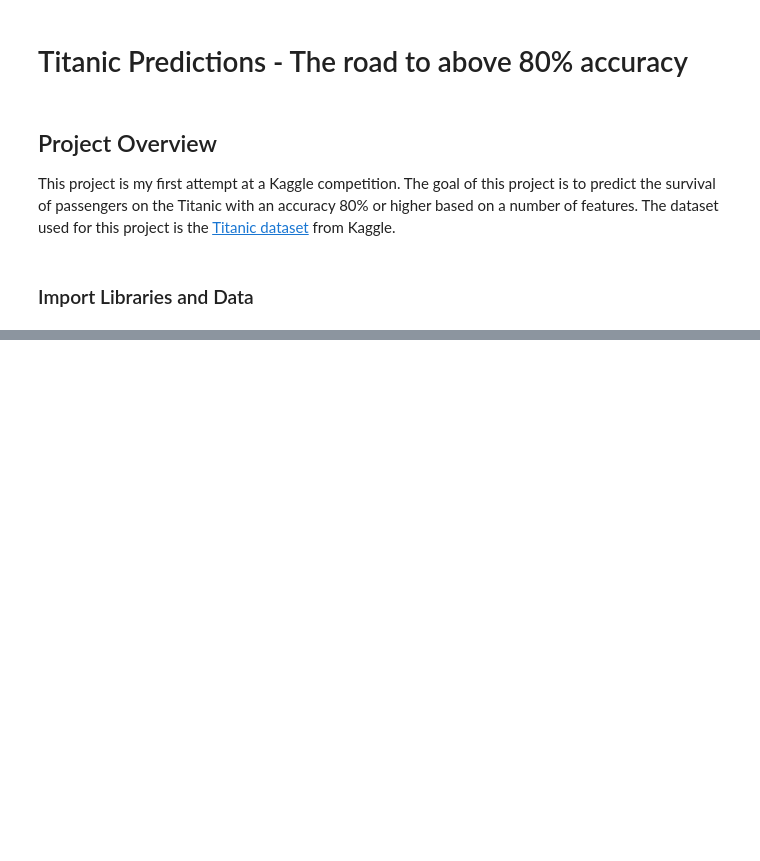
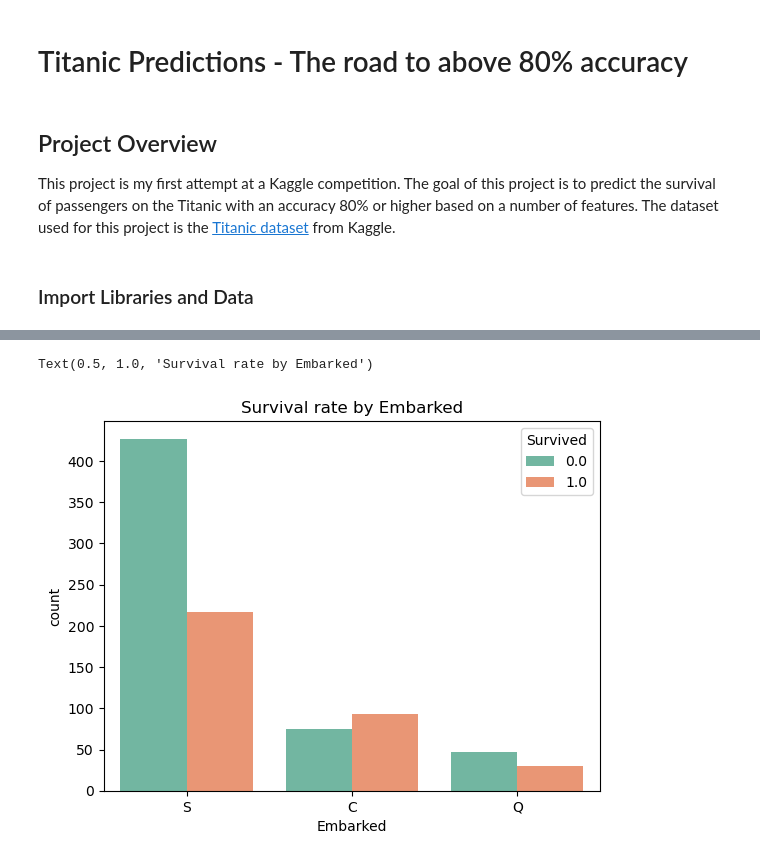
Before and after one commit to Pav-Van/Kaggle-Titanic-Prediction, a Jupyter notebook: Titanic_Predictions.ipynb, the cells around one changed output, grey strips where cells are left out. Saved outputs shown, nothing was run; the diff lists cells and outputs as text; code cells hidden in the pictures; blank space fills up the shorter version.

```diff
--- a/Titanic_Predictions.ipynb
+++ b/Titanic_Predictions.ipynb
@@ -17,0 +46,5 @@ from sklearn.preprocessing import StandardScaler
+# %%
+#importing test data
+test_data = pd.read_csv("data/test.csv")
+print("The shape of test data is: ", test_data.shape)
+test_data.head()
@@ -17,0 +62,4 @@ from sklearn.preprocessing import StandardScaler
+# %%
+#Merged data to encode strings
+merged_data = pd.concat([train_data,test_data], axis=0)
+merged_data.shape
@@ -30,0 +150,6 @@ train_data.head()
+# %%
+sns.countplot(x='Embarked', hue='Survived', data=merged_data, palette='Set2')
+plt.title('Survival rate by Embarked')
+# %% [output]
+Text(0.5, 1.0, 'Survival rate by Embarked')
+[figure, added]
```
Also changed, not shown: parts of 15 cells of this notebook.
